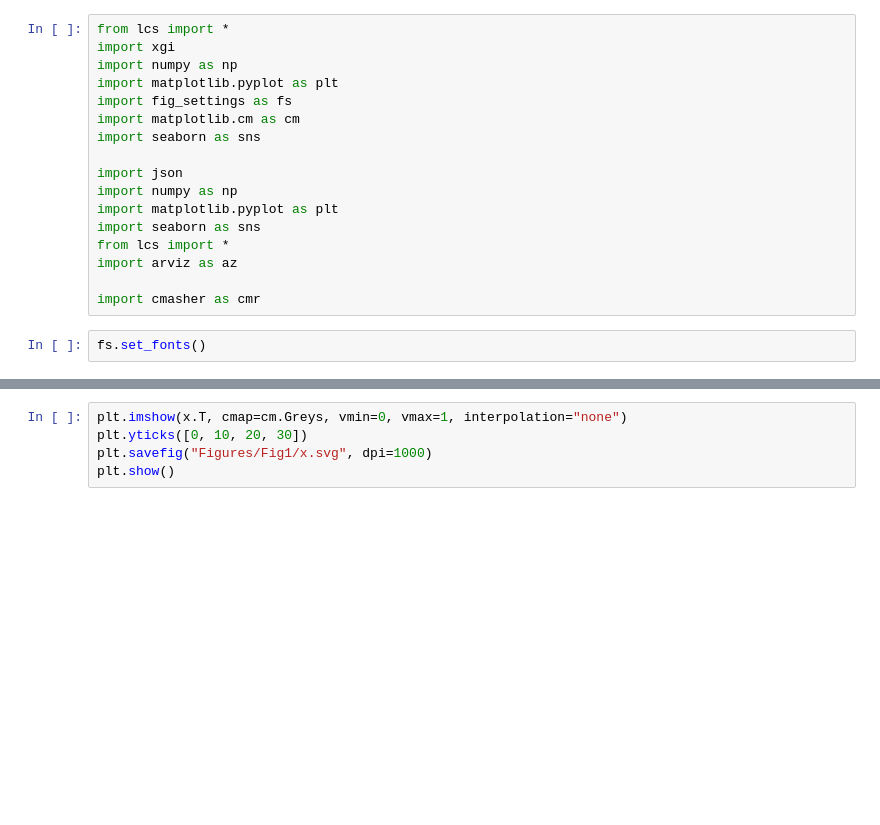
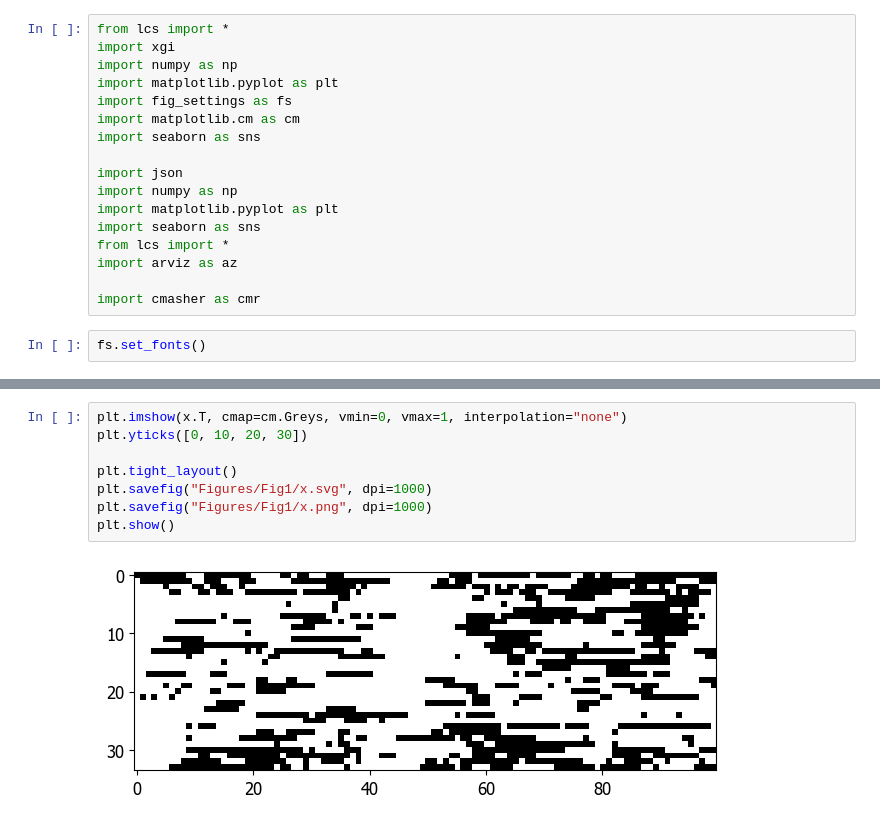
Before and after one commit to nwlandry/complex-network-reconstruction, a Jupyter notebook: plot_fig1.ipynb, the cells around one changed output, grey strips where cells are left out. Saved outputs shown, nothing was run; the diff lists cells and outputs as text; blank space fills up the shorter version.

```diff
--- a/plot_fig1.ipynb
+++ b/plot_fig1.ipynb
@@ -68,8 +73,13 @@ plt.show()
 # %%
 plt.imshow(x.T, cmap=cm.Greys, vmin=0, vmax=1, interpolation="none")
 plt.yticks([0, 10, 20, 30])
+
+plt.tight_layout()
 plt.savefig("Figures/Fig1/x.svg", dpi=1000)
+plt.savefig("Figures/Fig1/x.png", dpi=1000)
 plt.show()
+# %% [output]
+[figure, added]
 # %%
 plt.imshow(A, vmin=0, vmax=1, cmap=cm.Greys, interpolation="none")
 plt.xticks([0, 10, 20, 30])
```
Also changed, not shown: parts of 5 cells of this notebook, 19 other files.
